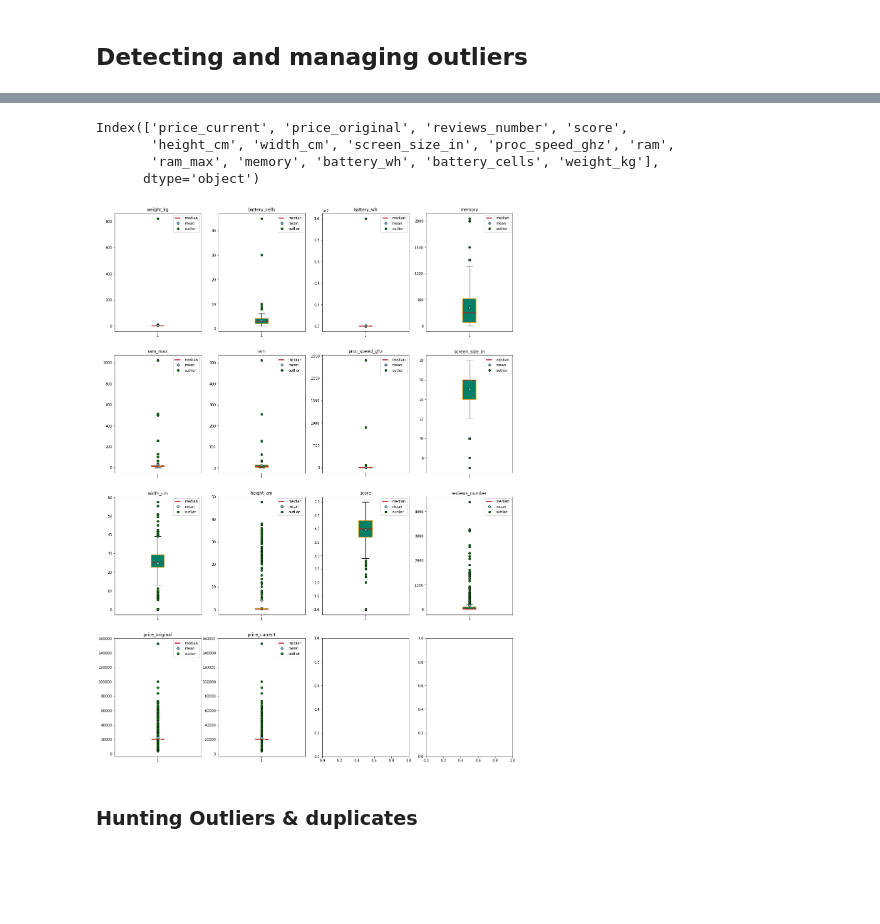
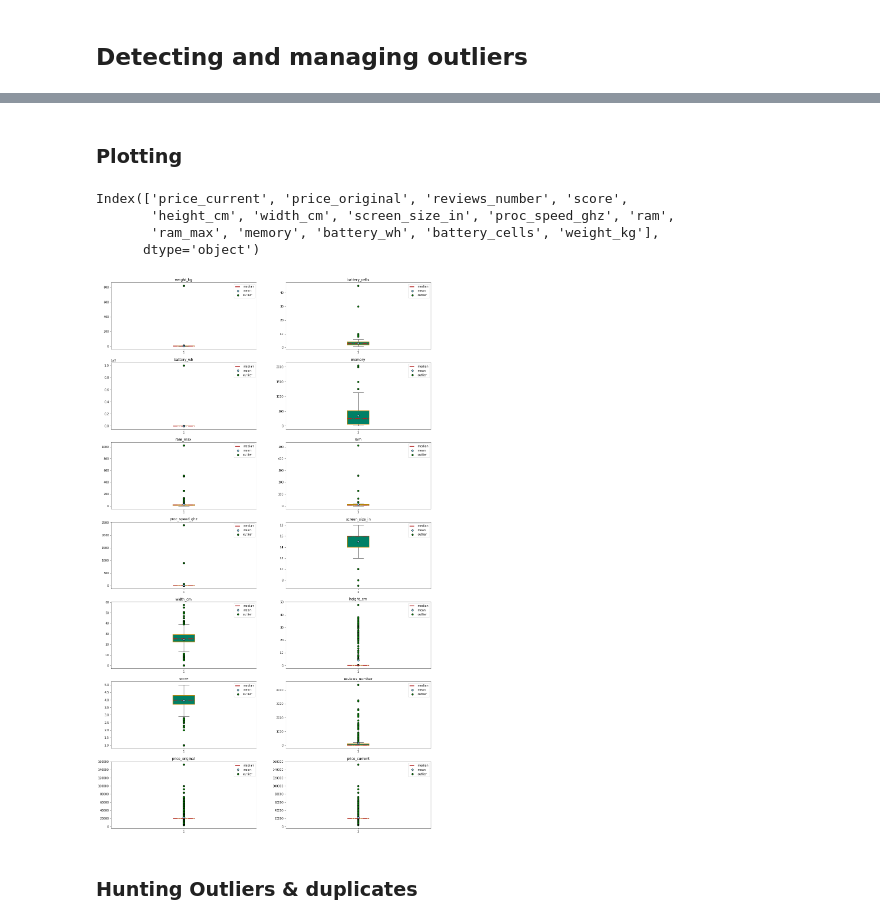
Before and after one commit to AlanIsaacV/Data-Science, a Jupyter notebook: Transform/filter.ipynb, the cells around one changed output, grey strips where cells are left out. Saved outputs shown, nothing was run; the diff lists cells and outputs as text; code cells hidden in the pictures; blank space fills up the shorter version.

Commit message:
Function to dynamic plotting for dtypes numeric and category

```diff
--- a/Transform/filter.ipynb
+++ b/Transform/filter.ipynb
@@ -232,23 +257,35 @@ def boxplot_config(ax, x, labels=None, title='', xlabel='', ylabel=''):
 # %%
-def dynamic_boxplot(dataframe):
-    columns = dataframe.select_dtypes(include = 'number').columns
-    columns_number = len(columns)
+def _print_plots(dataframe, dtype, plot_cols, plot_func):
+    columns_names = dataframe.select_dtypes(include=dtype).columns
 
-    plot_cols = 4
-    plot_rows = np.ceil(columns_number / plot_cols).astype('int')
-    plot_size_y = np.ceil( plot_rows * 7 )
-    plot_size_x = np.ceil( plot_cols * 5 )
+    plots_quantity = len( columns_names )
 
-    fig, ax = plt.subplots(plot_rows, plot_cols, figsize=(plot_size_x, plot_size_y))
+    plot_rows = int( np.ceil( plots_quantity / plot_cols ) )
+    plot_size_y = plot_rows * 5
+    plot_size_x = plot_cols * 10
 
-    for nrow in range(0, plot_rows):
-        for ncol in range(0, plot_cols):
-            if columns_number >= 1:
-                columns_number -= 1
-                boxplot_config(ax[nrow][ncol], dataframe[columns[columns_number]], title=columns[columns_number])
+    fig, ax = plt.subplots( plot_rows, plot_cols, figsize=(plot_size_x, plot_size_y) )
 
+    for nrow in range(plot_rows):
+        for ncol in range(plot_cols):
+            if plots_quantity >= 1:
+                plots_quantity -= 1
+                plot_func( ax[nrow][ncol], dataframe[ columns_names[plots_quantity] ], title=columns_names[plots_quantity] )
             else:
                 break
+# %%
+def dynamic_plot(dataframe, dtype = 'number', plot_cols = 2):
+    isint = 'int' in ''.join(dtype).lower()
+    isfloat = 'float' in ''.join(dtype).lower()
+    isnumber_type = dtype == 'number'  or isint or isfloat
+
+    if dtype == 'category':
+        _print_plots(dataframe, dtype, plot_cols, histogram_config)
+
+    elif isnumber_type:
+        _print_plots(dataframe, dtype, plot_cols, boxplot_config)
+# %% [markdown]
+### Plotting
 # %%
 df.select_dtypes(include = 'number').columns
 # %% [output]
@@ -257,9 +294,9 @@ Index(['price_current', 'price_original', 'reviews_number', 'score',
        'ram_max', 'memory', 'battery_wh', 'battery_cells', 'weight_kg'],
       dtype='object')
 # %%
-dynamic_boxplot(df)
+dynamic_plot(df)
 # %% [output]
-[figure, old version]
+[figure, new version]
 # %% [markdown]
 ### Hunting Outliers & duplicates
 # %%
```
Also changed, not shown: parts of 12 cells of this notebook.
